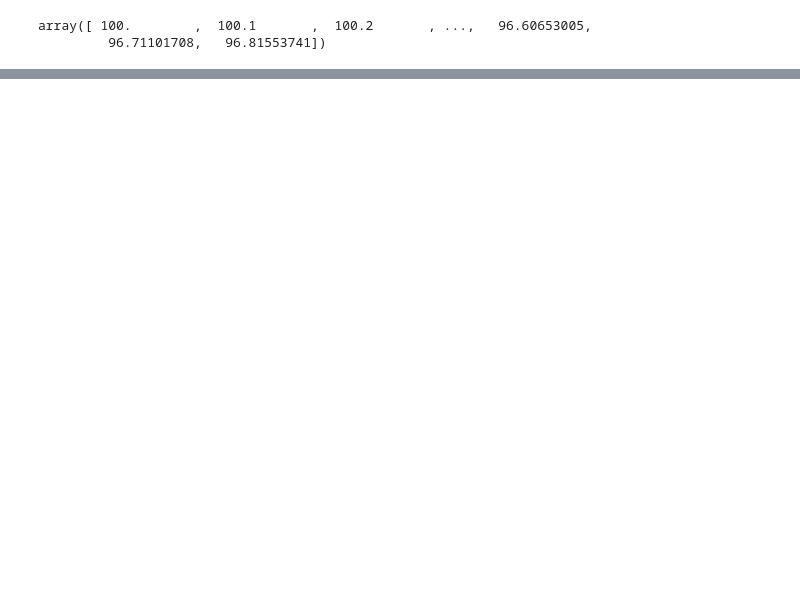
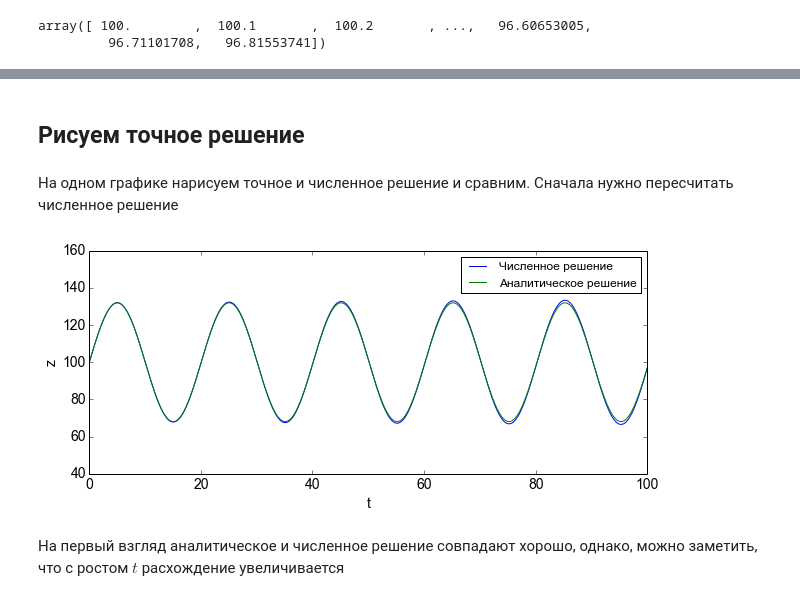
Before and after one commit to sidrahahmedAppliedMath/numerical-mooc, a Jupyter notebook: hw/01_02_hw_phugoid_oscillation.ipynb, the cells around one changed output, grey strips where cells are left out. Cells and saved outputs as stored; diff of their text form; code cells hidden in the pictures; blank space fills up the shorter version.

```diff
--- a/hw/01_02_hw_phugoid_oscillation.ipynb
+++ b/hw/01_02_hw_phugoid_oscillation.ipynb
@@ -106,0 +149,26 @@ array([ 100.        ,  100.1       ,  100.2       , ...,   96.60653005,
+# %% [markdown]
+## Рисуем точное решение
+# %% [markdown]
+На одном графике нарисуем точное и  численное решение и сравним. Сначала нужно пересчитать численное решение
+# %%
+v=10
+u = numpy.array([z0,v])
+
+z = numpy.zeros(N)
+z[0] = z0
+z = euler_method(u,z)
+z_exact = v*(zt/g)**.5*numpy.sin((g/zt)**.5*t)+\
+            (z0-zt)*numpy.cos((g/zt)**.5*t)+zt
+# %%
+plt.figure(figsize=(10,4))
+plt.ylim(40,160)             #y-axis plot limits
+plt.tick_params(axis='both', labelsize=14) #increase font size for ticks
+plt.xlabel('t', fontsize=14) #x label
+plt.ylabel('z', fontsize=14) #y label
+plt.plot(t,z)
+plt.plot(t, z_exact)
+plt.legend([u'Численное решение',u'Аналитическое решение']);
+# %% [output]
+[figure, added]
+# %% [markdown]
+На первый взгляд аналитическое и численное решение совпадают хорошо, однако, можно заметить, что с ростом $t$ расхождение увеличивается
```
Also changed, not shown: parts of 11 cells of this notebook.
